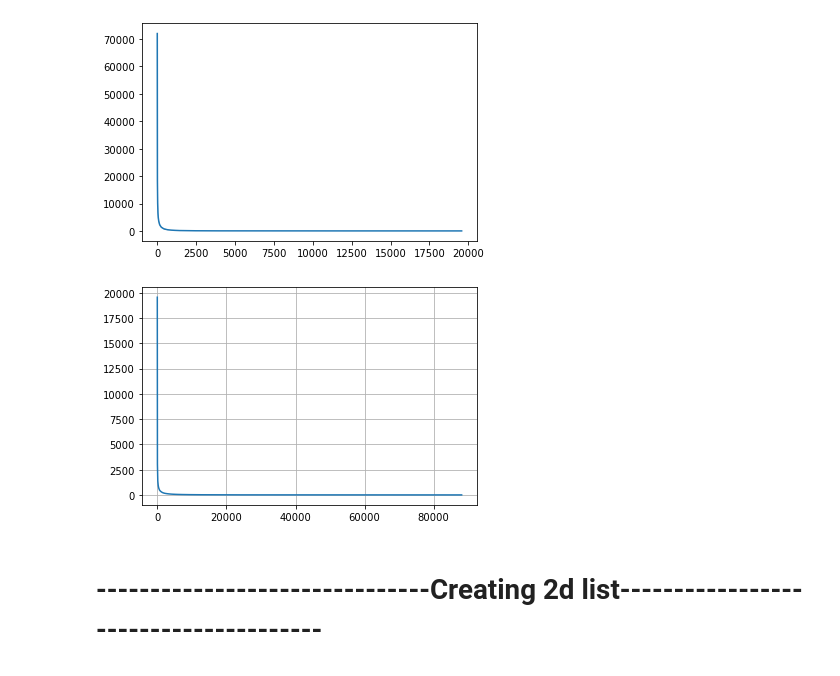
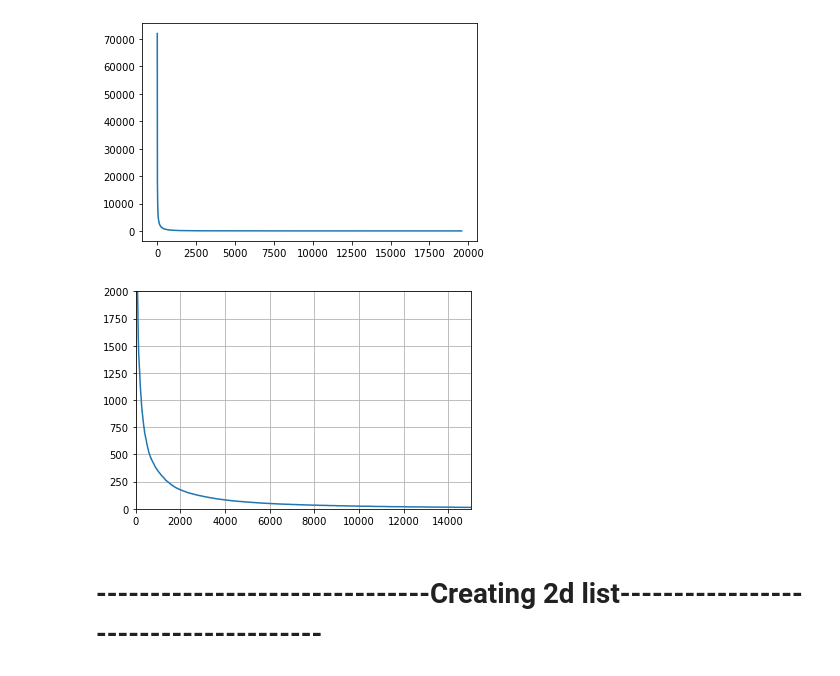
Before and after one commit to Sarthak-Sethi/Text-Classification, a Jupyter notebook: Text_classification.ipynb, the cells around one changed output. Saved outputs shown, nothing was run; the diff lists cells and outputs as text; code cells hidden in the pictures.

```diff
--- a/Text_classification.ipynb
+++ b/Text_classification.ipynb
@@ -135,11 +138,13 @@ sns.lineplot(y=word_pos,x=list(sorted_dic.values()))
 [figure]
 # %%
 import matplotlib.pyplot as plt
-plt.plot(word_pos, list(sorted_dic.values()))
+plt.plot(word_pos_dic.values(), list(sorted_dic.values()))
 plt.grid()
+plt.ylim([0,2000])
+plt.xlim([0, 15000])
 plt.show()
 # %% [output]
-[figure, old version]
+[figure, new version]
 # %% [markdown]
 # -------------------------------Creating 2d list--------------------------------------
 # %% [markdown]
```
Also changed, not shown: parts of 11 cells of this notebook.
